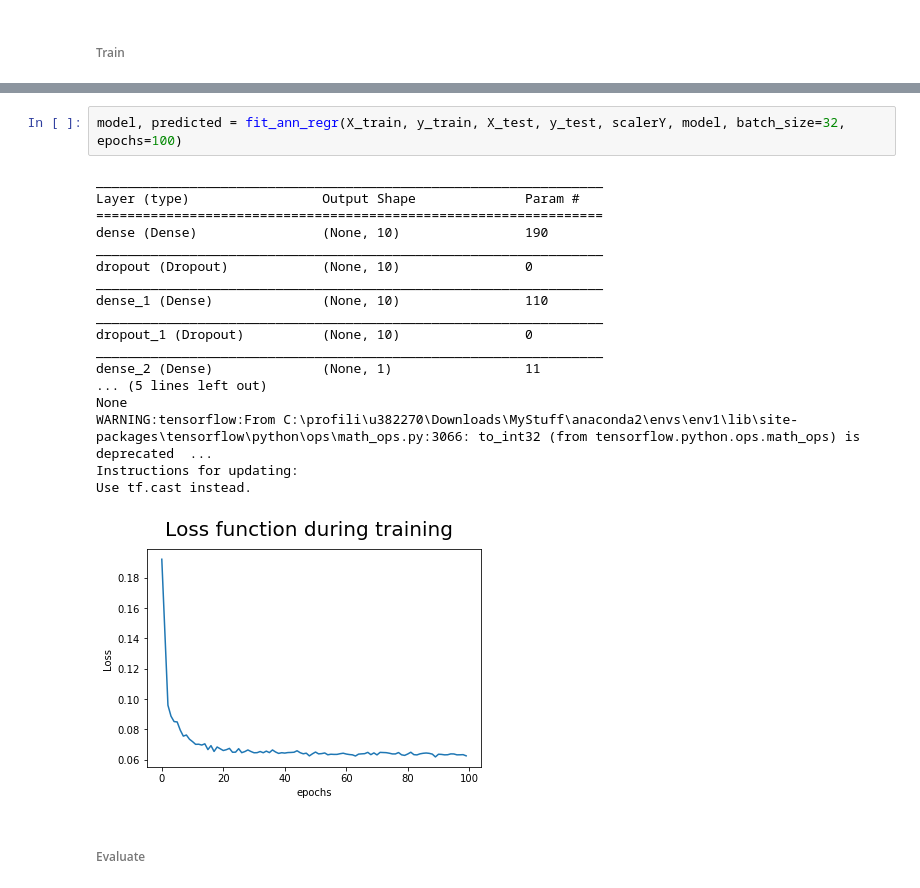
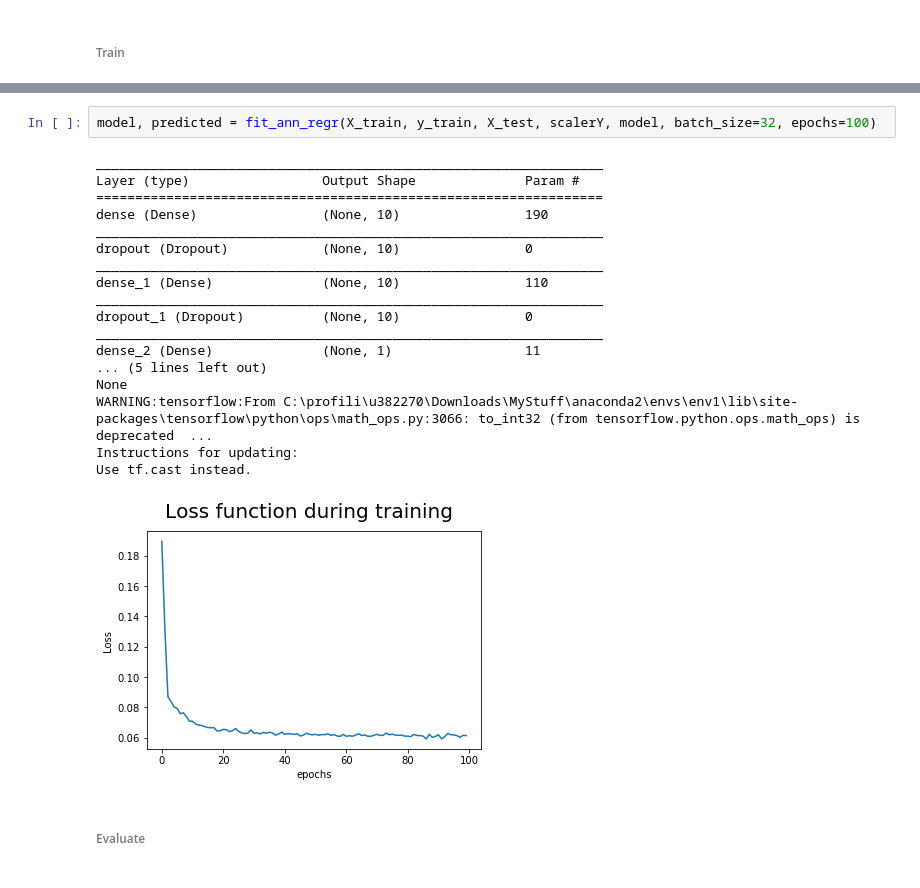
Before and after one commit to mdipietro09/DataScience_ArtificialIntelligence_Utils, a Jupyter notebook: machine_learning/regression_example.ipynb, the cells around one changed output, grey strips where cells are left out. Saved outputs shown, nothing was run; the diff lists cells and outputs as text.

```diff
--- a/machine_learning/regression_example.ipynb
+++ b/machine_learning/regression_example.ipynb
@@ -422,24 +417,24 @@ Please use `rate` instead of `keep_prob`. Rate should be set to `rate = 1 - keep
 # %%
-model, predicted = fit_ann_regr(X_train, y_train, X_test, y_test, scalerY, model, batch_size=32, epochs=100)
+model, predicted = fit_ann_regr(X_train, y_train, X_test, scalerY, model, batch_size=32, epochs=100)
 # %% [output]
 _________________________________________________________________
 Layer (type)                 Output Shape              Param #
 =================================================================
 dense (Dense)                (None, 10)                190
 _________________________________________________________________
 dropout (Dropout)            (None, 10)                0
 _________________________________________________________________
 dense_1 (Dense)              (None, 10)                110
 _________________________________________________________________
 dropout_1 (Dropout)          (None, 10)                0
 _________________________________________________________________
 dense_2 (Dense)              (None, 1)                 11
 ... (5 lines left out)
 None
 WARNING:tensorflow:From C:\profili\u382270\Downloads\MyStuff\anaconda2\envs\env1\lib\site-packages\tensorflow\python\ops\math_ops.py:3066: to_int32 (from tensorflow.python.ops.math_ops) is deprecated  ...
 Instructions for updating:
 Use tf.cast instead.
-[figure, old version]
+[figure, new version]
 # %% [markdown]
 ###### Evaluate
 # %%
```
Also changed, not shown: parts of 13 cells of this notebook, 3 other files.
